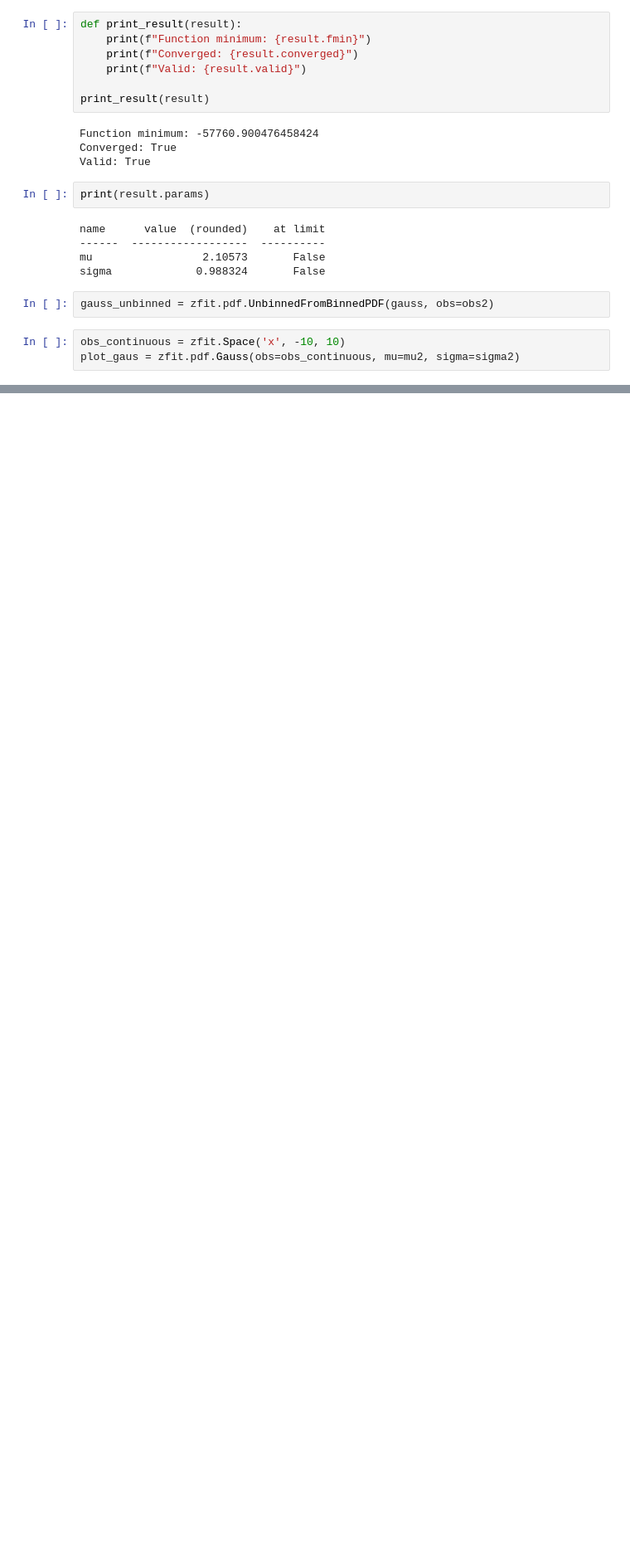
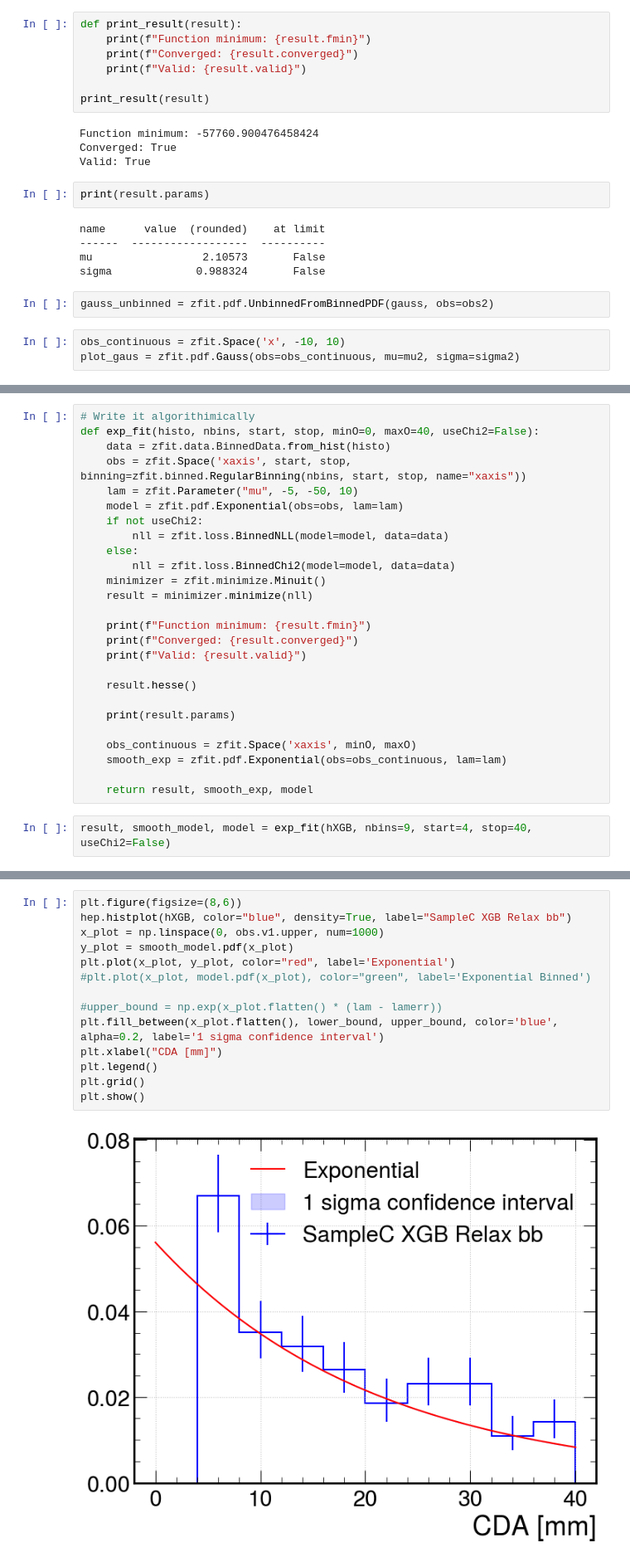
Before and after one commit to ChandlerKenworthy/Upstream, a Jupyter notebook: ScalingFactors.ipynb, the cells around one changed output, grey strips where cells are left out. Shown at 83% size. Drawn from its saved outputs; the diff is of its cells as text; blank space fills up the shorter version.

```diff
--- a/ScalingFactors.ipynb
+++ b/ScalingFactors.ipynb
@@ -161,0 +253,28 @@ custom_poly = SecondOrderPoly(obs=obs, b=b, c=1.4)
+# %%
+# Write it algorithimically
+def exp_fit(histo, nbins, start, stop, minO=0, maxO=40, useChi2=False):
+    data = zfit.data.BinnedData.from_hist(histo)
+    obs = zfit.Space('xaxis', start, stop, binning=zfit.binned.RegularBinning(nbins, start, stop, name="xaxis"))
+    lam = zfit.Parameter("mu", -5, -50, 10)
+    model = zfit.pdf.Exponential(obs=obs, lam=lam)
+    if not useChi2:
+        nll = zfit.loss.BinnedNLL(model=model, data=data)
+    else:
+        nll = zfit.loss.BinnedChi2(model=model, data=data)
+    minimizer = zfit.minimize.Minuit()
+    result = minimizer.minimize(nll)
+
+    print(f"Function minimum: {result.fmin}")
+    print(f"Converged: {result.converged}")
+    print(f"Valid: {result.valid}")
+
+    result.hesse()
+
+    print(result.params)
+
+    obs_continuous = zfit.Space('xaxis', minO, maxO)
+    smooth_exp = zfit.pdf.Exponential(obs=obs_continuous, lam=lam)
+
+    return result, smooth_exp, model
+# %%
+result, smooth_model, model = exp_fit(hXGB, nbins=9, start=4, stop=40, useChi2=False)
@@ -161,0 +294,16 @@ custom_poly = SecondOrderPoly(obs=obs, b=b, c=1.4)
+# %%
+plt.figure(figsize=(8,6))
+hep.histplot(hXGB, color="blue", density=True, label="SampleC XGB Relax bb")
+x_plot = np.linspace(0, obs.v1.upper, num=1000)
+y_plot = smooth_model.pdf(x_plot)
+plt.plot(x_plot, y_plot, color="red", label='Exponential')
+#plt.plot(x_plot, model.pdf(x_plot), color="green", label='Exponential Binned')
+
+#upper_bound = np.exp(x_plot.flatten() * (lam - lamerr))
+plt.fill_between(x_plot.flatten(), lower_bound, upper_bound, color='blue', alpha=0.2, label='1 sigma confidence interval')
+plt.xlabel("CDA [mm]")
+plt.legend()
+plt.grid()
+plt.show()
+# %% [output]
+[figure, added]
```
Also changed, not shown: parts of 25 cells of this notebook, 2 other files.
